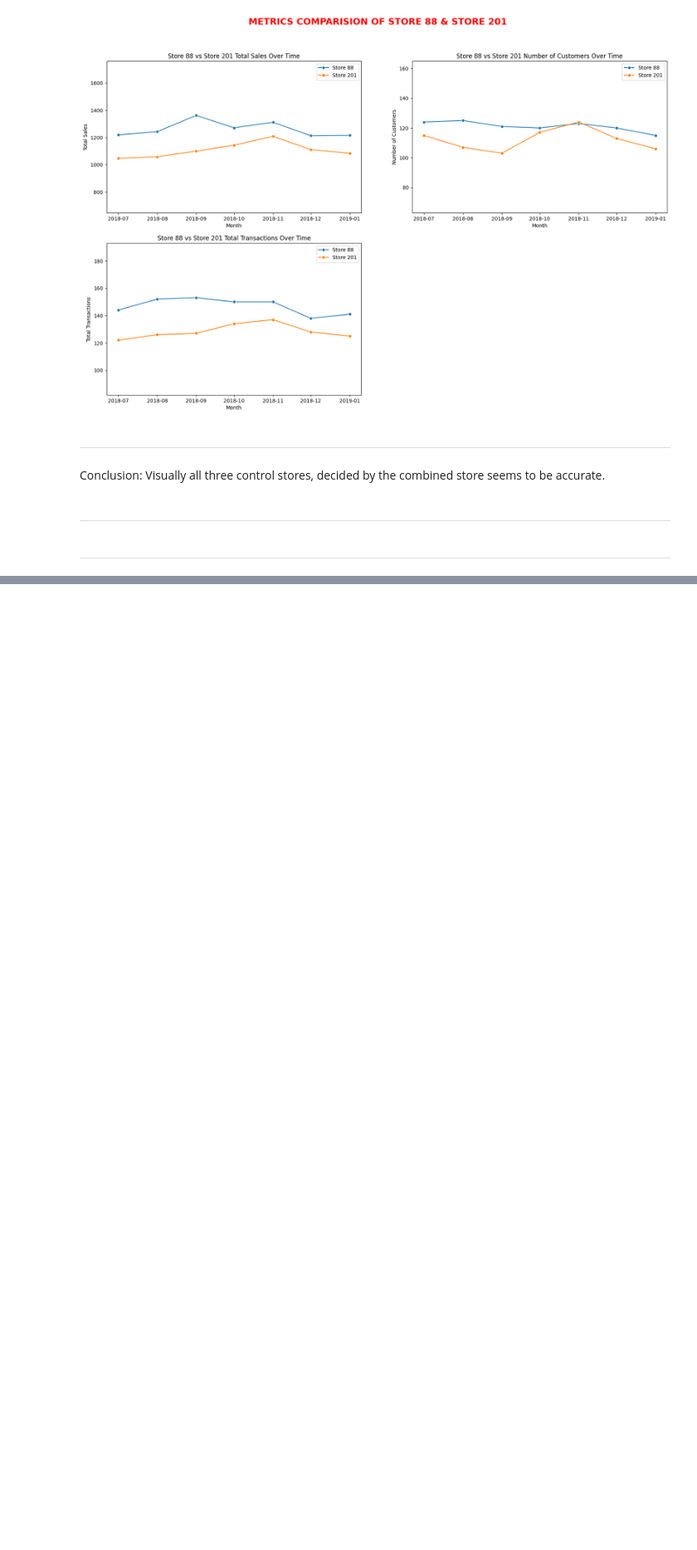
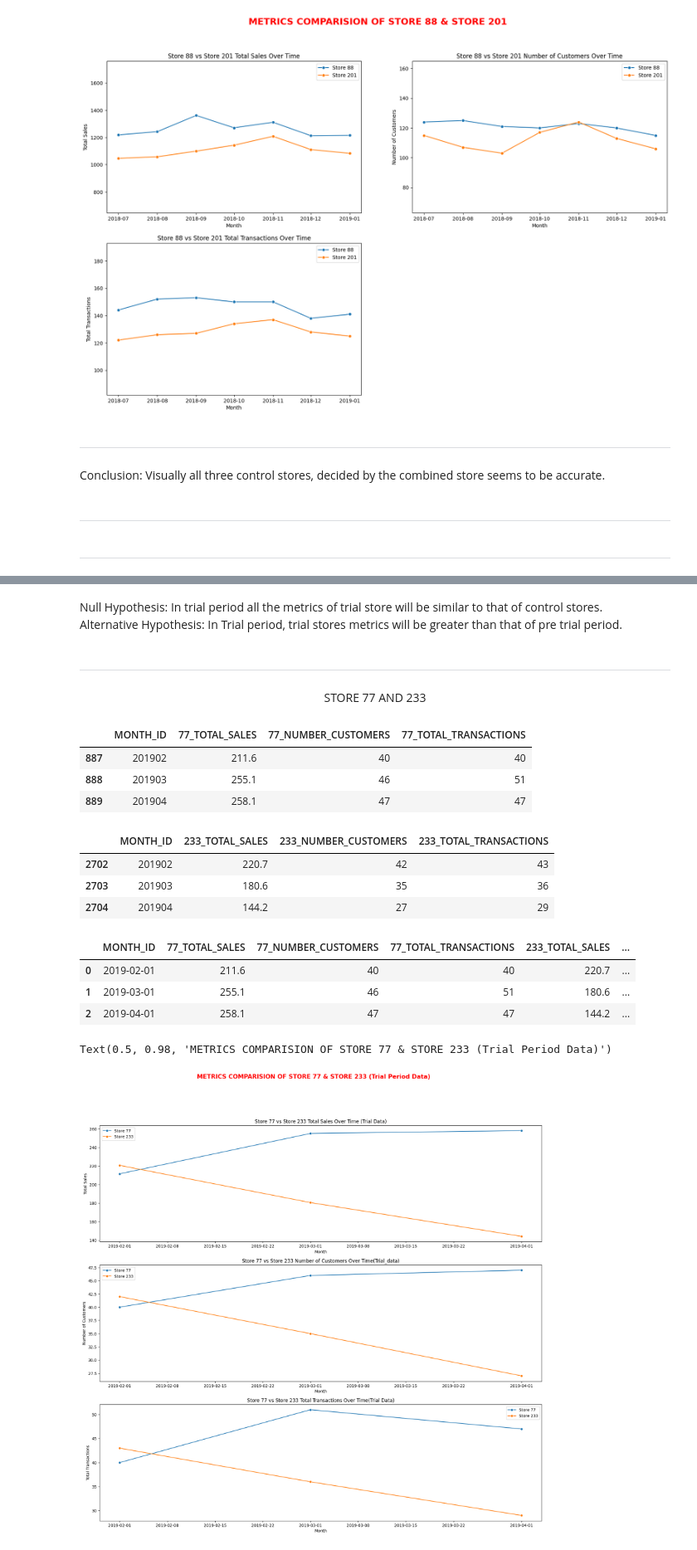
Before and after one commit to Mridul-dhungana/Quantium-Data-Analytics, a Jupyter notebook: Trial and Control stores.ipynb, the cells around one changed output, grey strips where cells are left out. Shown at 83% size. Drawn from its saved outputs; the diff is of its cells as text; code cells hidden in the pictures; blank space fills up the shorter version.

Commit message:
STORE 77 & 233 visualization and statistics

```diff
--- a/Trial and Control stores.ipynb
+++ b/Trial and Control stores.ipynb
@@ -774,8 +774,8 @@ trial_stores=corr_mag_df['TRIAL_STORE'].unique()
 fig,axes=plt.subplots(len(trial_stores),1,figsize=(12, 5*len(trial_stores)))
 
 for idx,trial_store in enumerate(trial_stores):
-    trial_data=corr_mag_df[corr_mag_df['TRIAL_STORE']==trial_store].copy()
-    top_stores=trial_data.nlargest(3,'combined_score')
+    trial1_data=corr_mag_df[corr_mag_df['TRIAL_STORE']==trial_store].copy()
+    top_stores=trial1_data.nlargest(3,'combined_score')
 
     heatmap_data=top_stores[['corr_sales','corr_customers','corr_txn','dist_sales','dist_customers','dist_txn']].T
     heatmap_data.columns=[f"Store {int(x)}" for x in top_stores['CONTROL_STORE']]
@@ -1049,0 +1052,63 @@ Visually all three control stores, decided by the combined store seems to be acc
+# %% [markdown]
+Null Hypothesis: In trial period all the metrics of trial store will be similar to that of control stores. <br>
+Alternative Hypothesis: In Trial period, trial stores metrics will be greater than that of  pre trial period.
+# %% [markdown]
+---
+# %% [markdown]
+<center> STORE 77 AND 233 </center>
+# %%
+store_77_trial=trial_data[trial_data['STORE_NBR']==77][['MONTH_ID','TOTAL_SALES','NUMBER_CUSTOMERS','TOTAL_TRANSACTIONS']]
+store_77_trial=store_77_trial.rename(columns={'TOTAL_SALES':'77_TOTAL_SALES','NUMBER_CUSTOMERS':'77_NUMBER_CUSTOMERS','TOTAL_TRANSACTIONS':'77_TOTAL_TRANSACTIONS'})
+store_77_trial
+# %% [output]
+|  | MONTH_ID | 77_TOTAL_SALES | 77_NUMBER_CUSTOMERS | 77_TOTAL_TRANSACTIONS |
+| 887 | 201902 | 211.6 | 40 | 40 |
+| 888 | 201903 | 255.1 | 46 | 51 |
+| 889 | 201904 | 258.1 | 47 | 47 |
+# %%
+store_233_trial=trial_data[trial_data['STORE_NBR']==233][['MONTH_ID','TOTAL_SALES','NUMBER_CUSTOMERS','TOTAL_TRANSACTIONS']]
+store_233_trial=store_233_trial.rename(columns={'TOTAL_SALES':'233_TOTAL_SALES','NUMBER_CUSTOMERS':'233_NUMBER_CUSTOMERS','TOTAL_TRANSACTIONS':'233_TOTAL_TRANSACTIONS'})
+store_233_trial
+# %% [output]
+|  | MONTH_ID | 233_TOTAL_SALES | 233_NUMBER_CUSTOMERS | 233_TOTAL_TRANSACTIONS |
+| 2702 | 201902 | 220.7 | 42 | 43 |
+| 2703 | 201903 | 180.6 | 35 | 36 |
+| 2704 | 201904 | 144.2 | 27 | 29 |
+# %%
+store_77_233_trial=store_77_trial.merge(store_233_trial,on='MONTH_ID',how='inner')
+store_77_233_trial['MONTH_ID']=pd.to_datetime(store_77_233_trial['MONTH_ID'],format='%Y%m')
+store_77_233_trial
+# %% [output]
+|  | MONTH_ID | 77_TOTAL_SALES | 77_NUMBER_CUSTOMERS | 77_TOTAL_TRANSACTIONS | 233_TOTAL_SALES | ... |
+| 0 | 2019-02-01 | 211.6 | 40 | 40 | 220.7 | ... |
+| 1 | 2019-03-01 | 255.1 | 46 | 51 | 180.6 | ... |
+| 2 | 2019-04-01 | 258.1 | 47 | 47 | 144.2 | ... |
+# %%
+fig, axes=plt.subplots(3,1,figsize=(20,18))
+ax=axes.flatten()
+sns.lineplot(data=store_77_233_trial, x='MONTH_ID', y='77_TOTAL_SALES', marker='o', label='Store 77',ax=ax[0])
+sns.lineplot(data=store_77_233_trial, x='MONTH_ID', y='233_TOTAL_SALES', marker='o', label='Store 233',ax=ax[0])
+ax[0].set_xlabel('Month')
+ax[0].set_ylabel('Total Sales')
+ax[0].set_title('Store 77 vs Store 233 Total Sales Over Time (Trial Data)')
+ax[0].legend()
+
+sns.lineplot(data=store_77_233_trial, x='MONTH_ID', y='77_NUMBER_CUSTOMERS', marker='o', label='Store 77',ax=ax[1])
+sns.lineplot(data=store_77_233_trial, x='MONTH_ID', y='233_NUMBER_CUSTOMERS', marker='o', label='Store 233',ax=ax[1])
+ax[1].set_xlabel('Month')
+ax[1].set_ylabel('Number of Customers')
+ax[1].set_title('Store 77 vs Store 233 Number of Customers Over Time(Trial_data)')
+ax[1].legend()
+
+sns.lineplot(data=store_77_233_trial, x='MONTH_ID', y='77_TOTAL_TRANSACTIONS', marker='o', label='Store 77',ax=ax[2])
+sns.lineplot(data=store_77_233_trial, x='MONTH_ID', y='233_TOTAL_TRANSACTIONS', marker='o', label='Store 233',ax=ax[2])
+ax[2].set_xlabel('Month')
+ax[2].set_ylabel('Total Transactions')
+ax[2].set_title('Store 77 vs Store 233 Total Transactions Over Time(Trial Data)')
+ax[2].legend()
+
+
+plt.suptitle('METRICS COMPARISION OF STORE 77 & STORE 233 (Trial Period Data)',fontsize='15',fontweight='bold',color='red')
+# %% [output]
+Text(0.5, 0.98, 'METRICS COMPARISION OF STORE 77 & STORE 233 (Trial Period Data)')
+[figure, added]
```
Also changed, not shown: parts of 7 cells of this notebook.
